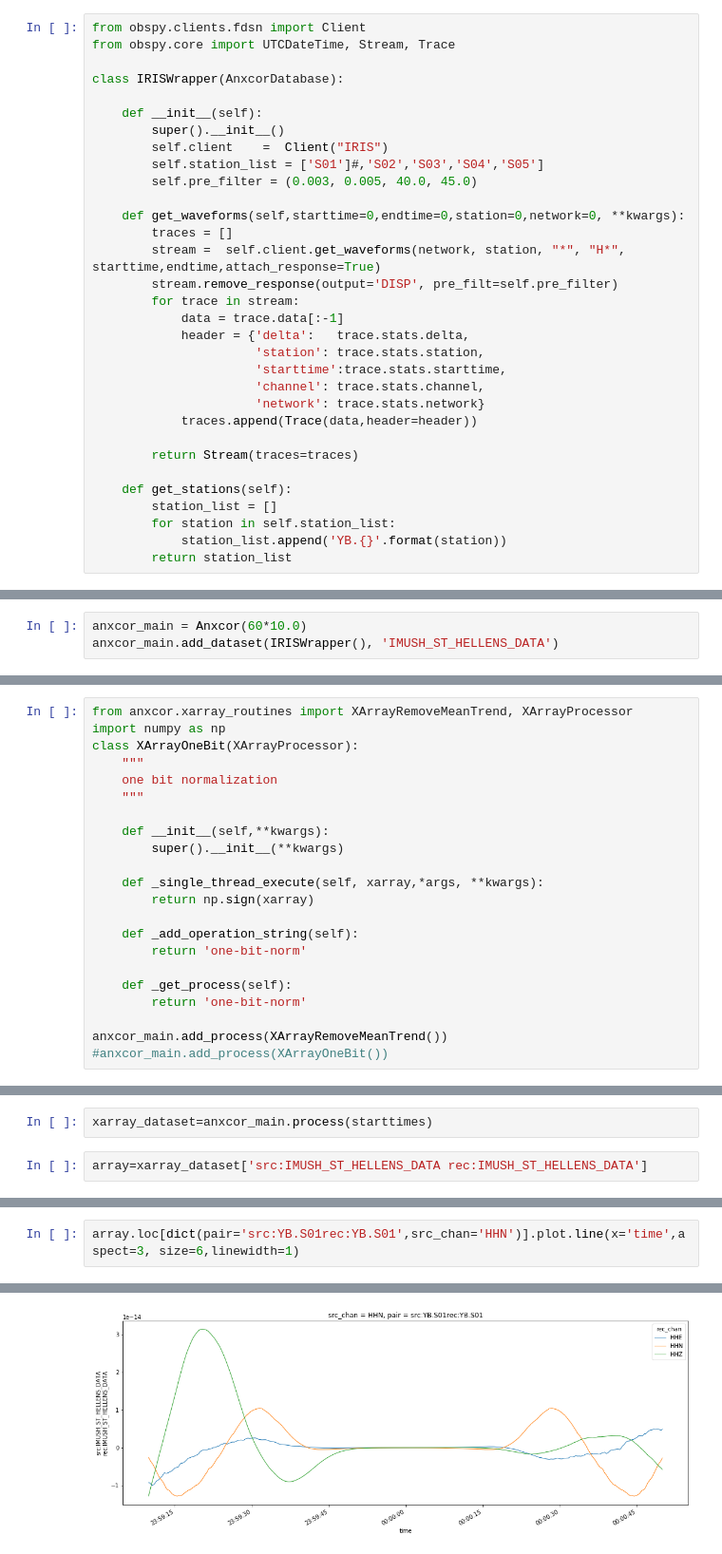
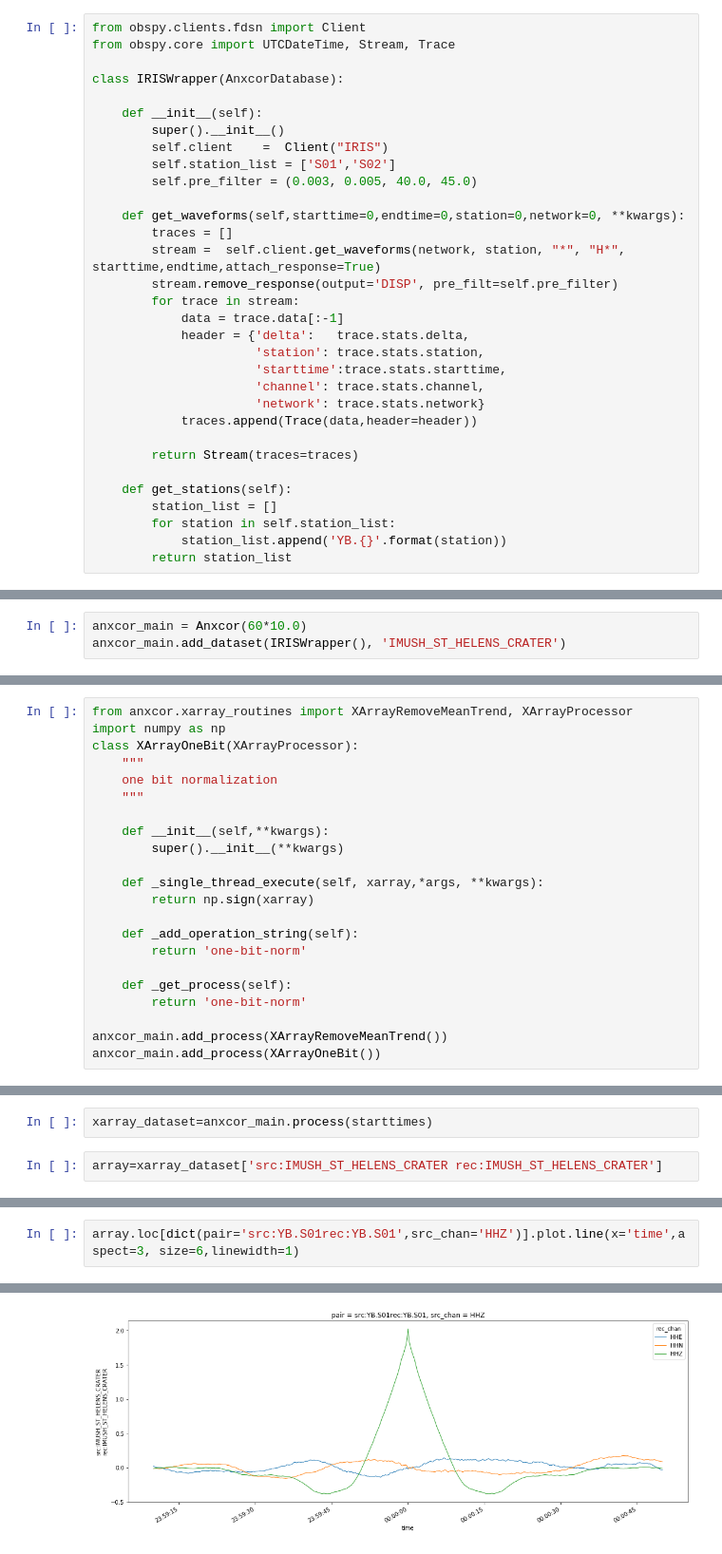
Before and after one commit to uofuseismo/anxcor, a Jupyter notebook: example_notebooks/anxcor_usage/Anxcor_Usage_Part_I.ipynb, the cells around one changed output, grey strips where cells are left out. Shown at 95% size. Drawn from its saved outputs; the diff is of its cells as text.

```diff
--- a/example_notebooks/anxcor_usage/Anxcor_Usage_Part_I.ipynb
+++ b/example_notebooks/anxcor_usage/Anxcor_Usage_Part_I.ipynb
@@ -155,7 +155,7 @@ class IRISWrapper(AnxcorDatabase):
     def __init__(self):
         super().__init__()
         self.client    =  Client("IRIS")
-        self.station_list = ['S01']#,'S02','S03','S04','S05']
+        self.station_list = ['S01','S02']
         self.pre_filter = (0.003, 0.005, 40.0, 45.0)
 
     def get_waveforms(self,starttime=0,endtime=0,station=0,network=0, **kwargs):
@@ -182,7 +182,7 @@ class IRISWrapper(AnxcorDatabase):
 to add the dataset to the main anxcor object, supply a name for the database
 # %%
 anxcor_main = Anxcor(60*10.0)
-anxcor_main.add_dataset(IRISWrapper(), 'IMUSH_ST_HELLENS_DATA')
+anxcor_main.add_dataset(IRISWrapper(), 'IMUSH_ST_HELENS_CRATER')
 # %% [markdown]
 ### The Station-Window Stage: Conversion, Resampling, Cross-Correlation
 
@@ -223,7 +223,7 @@ class XArrayOneBit(XArrayProcessor):
         return 'one-bit-norm'
 
 anxcor_main.add_process(XArrayRemoveMeanTrend())
-#anxcor_main.add_process(XArrayOneBit())
+anxcor_main.add_process(XArrayOneBit())
 # %% [markdown]
 Anxcor's private members are private for a reason, but if we wanted to ensure our processing approach is added properly, it is possible to print out the task/process dictionary contained in anxcor main:
 # %%
@@ -267,4 +267,4 @@ for window_number in range(0,4):
 # %%
 xarray_dataset=anxcor_main.process(starttimes)
 # %%
-array=xarray_dataset['src:IMUSH_ST_HELLENS_DATA rec:IMUSH_ST_HELLENS_DATA']
+array=xarray_dataset['src:IMUSH_ST_HELENS_CRATER rec:IMUSH_ST_HELENS_CRATER']
@@ -271,7 +273,7 @@ array=xarray_dataset['src:IMUSH_ST_HELLENS_DATA rec:IMUSH_ST_HELLENS_DATA']
 # %%
-array.loc[dict(pair='src:YB.S01rec:YB.S01',src_chan='HHN')].plot.line(x='time',aspect=3, size=6,linewidth=1)
+array.loc[dict(pair='src:YB.S01rec:YB.S01',src_chan='HHZ')].plot.line(x='time',aspect=3, size=6,linewidth=1)
 # %% [output]
 [<matplotlib.lines.Line2D at 0x...>,
  <matplotlib.lines.Line2D at 0x...>,
  <matplotlib.lines.Line2D at 0x...>]
-[figure, old version]
+[figure, new version]
```
Also changed, not shown: parts of 6 cells of this notebook.
